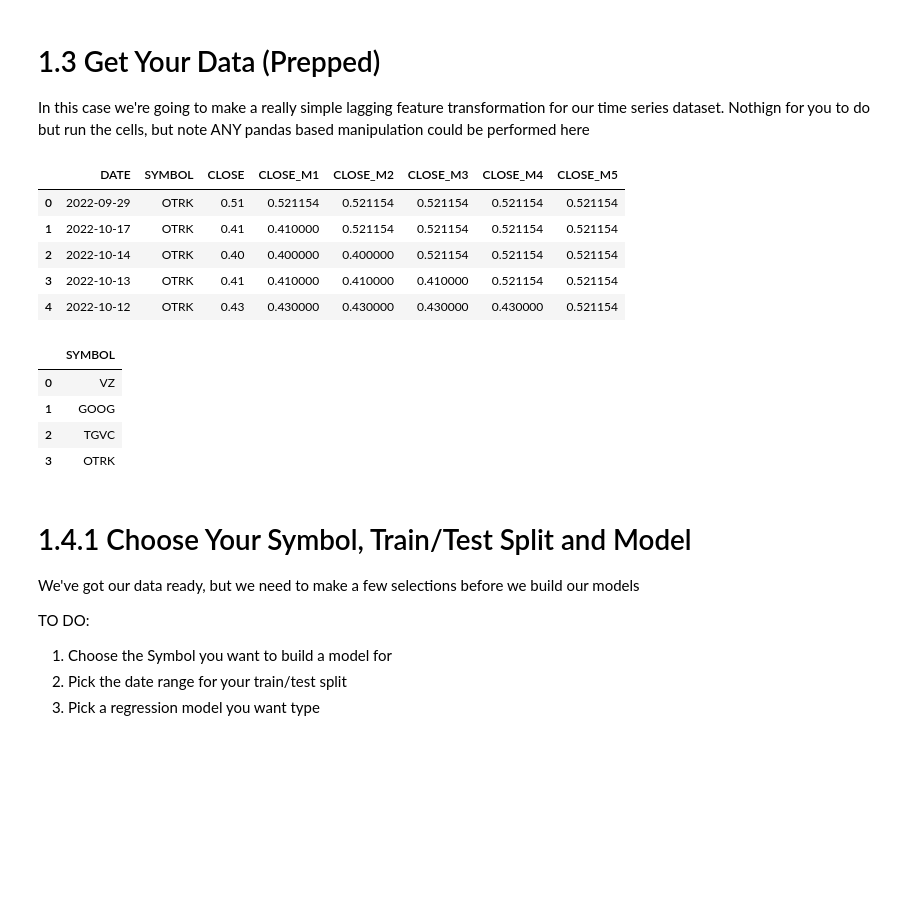
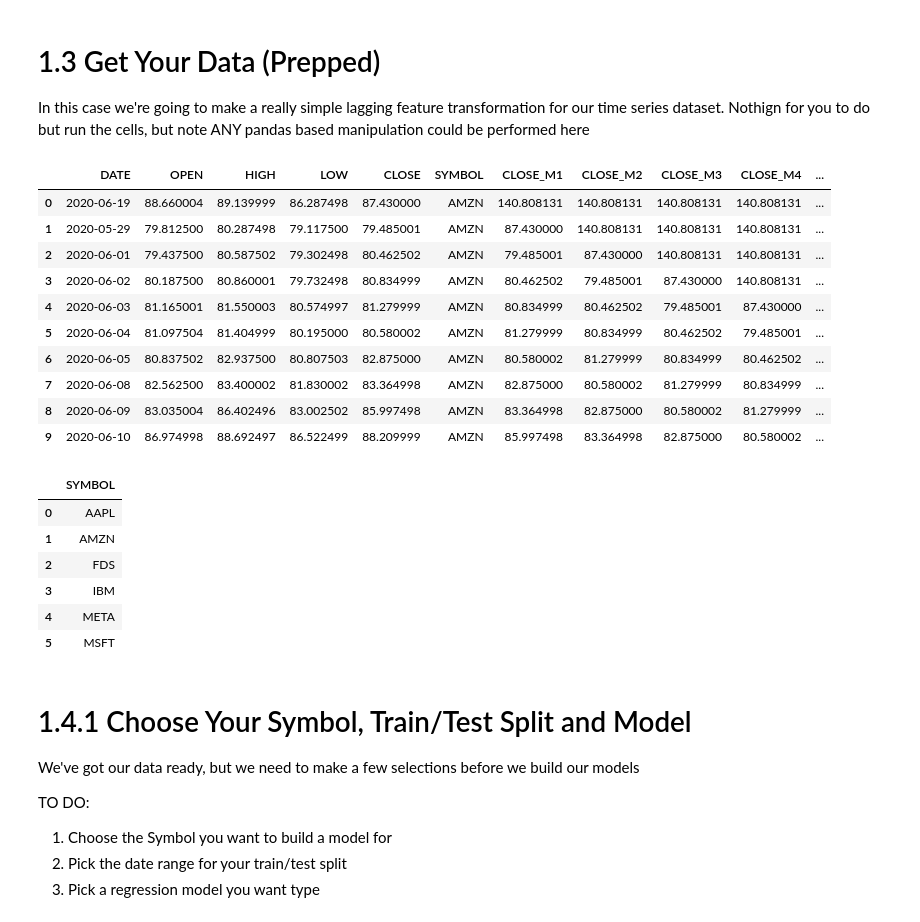
Before and after one commit to sfc-gh-mitaylor/HoL2.0-FS-Predictions, a Jupyter notebook: Part1_Zero_To_Model.ipynb, the cells around one changed output. Cells and saved outputs as stored; diff of their text form; code cells hidden in the pictures; blank space fills up the shorter version.

```diff
--- a/Part1_Zero_To_Model.ipynb
+++ b/Part1_Zero_To_Model.ipynb
@@ -82,42 +81,48 @@ session.write_pandas(df, table_name='FS_DATASET', auto_create_table=True, overwr
 In this case we're going to make a really simple lagging feature transformation for our time series dataset.  Nothign for you to do but run the cells, but note ANY pandas based manipulation could be performed here
 # %%
 sdf = session.table("FS_DATASET")
-sdf = sdf.select(F.to_date(F.col('DATE')).as_('DATE'), "SYMBOL", "CLOSE").drop_duplicates(['DATE', 'SYMBOL'])
+sdf = sdf.select(F.to_date(F.col('DATE')).as_('DATE'), "OPEN", "HIGH", "LOW", "CLOSE", "SYMBOL").drop_duplicates(['DATE', 'SYMBOL'])
 # %%
 class ML_Prep:
     def end_partition(self, df):
-        df.columns = ['_DATE', '_SYMBOL', '_CLOSE']
-        mean_close = df['_CLOSE'].mean()
+        df.columns = ['_DATE', "_OPEN", "_HIGH", "_LOW", "_CLOSE", "_SYMBOL"]
         for i in range(1,6):
-            df["_CLOSE-" + str(i)] = [mean_close]*i + list(df['_CLOSE'])[i:]
+            df["_CLOSE-" + str(i)] = df["_CLOSE"].shift(i).fillna(df["_CLOSE"].mean())
         yield df
 
 ML_Prep.end_partition._sf_vectorized_input = pd.DataFrame
 
 ml_prep_udtf = session.udtf.register(
     ML_Prep, # the class
-    input_types=[PandasDataFrameType([DateType(), StringType(), FloatType()])],
-    output_schema=PandasDataFrameType([DateType(),StringType(),FloatType(),FloatType(),FloatType(),FloatType(),FloatType(),FloatType()],
-                                      ["DATE", "SYMBOL", "CLOSE", "CLOSE_M1", "CLOSE_M2", "CLOSE_M3", "CLOSE_M4", "CLOSE_M5"]),
+    input_types=[PandasDataFrameType([DateType(), FloatType(), FloatType(), FloatType(), FloatType(), StringType()])],
+    output_schema=PandasDataFrameType([DateType(), FloatType(), FloatType(), FloatType(), FloatType(), StringType(),FloatType(),FloatType(),FloatType(),FloatType(),FloatType(),FloatType()],
+                                      ['DATE', "OPEN", "HIGH", "LOW", "CLOSE", "SYMBOL", "CLOSE_M1", "CLOSE_M2", "CLOSE_M3", "CLOSE_M4", "CLOSE_M5"]),
     packages=["snowflake-snowpark-python", 'pandas'])
 # %%
-sdf_prepped = sdf.select(ml_prep_udtf(*['DATE', 'SYMBOL', 'CLOSE']).over(partition_by=['SYMBOL']))
-sdf_prepped.limit(5).to_pandas()
+sdf_prepped = sdf.select(ml_prep_udtf(*["DATE", "OPEN", "HIGH", "LOW", "CLOSE", "SYMBOL"]).over(partition_by=['SYMBOL']))
+sdf_prepped.limit(10).to_pandas()
 # %% [output]
-|  | DATE | SYMBOL | CLOSE | CLOSE_M1 | CLOSE_M2 | CLOSE_M3 | CLOSE_M4 | CLOSE_M5 |
-| 0 | 2022-09-29 | OTRK | 0.51 | 0.521154 | 0.521154 | 0.521154 | 0.521154 | 0.521154 |
-| 1 | 2022-10-17 | OTRK | 0.41 | 0.410000 | 0.521154 | 0.521154 | 0.521154 | 0.521154 |
-| 2 | 2022-10-14 | OTRK | 0.40 | 0.400000 | 0.400000 | 0.521154 | 0.521154 | 0.521154 |
-| 3 | 2022-10-13 | OTRK | 0.41 | 0.410000 | 0.410000 | 0.410000 | 0.521154 | 0.521154 |
-| 4 | 2022-10-12 | OTRK | 0.43 | 0.430000 | 0.430000 | 0.430000 | 0.430000 | 0.521154 |
+|  | DATE | OPEN | HIGH | LOW | CLOSE | SYMBOL | CLOSE_M1 | CLOSE_M2 | CLOSE_M3 | CLOSE_M4 | ... |
+| 0 | 2020-06-19 | 88.660004 | 89.139999 | 86.287498 | 87.430000 | AMZN | 140.808131 | 140.808131 | 140.808131 | 140.808131 | ... |
+| 1 | 2020-05-29 | 79.812500 | 80.287498 | 79.117500 | 79.485001 | AMZN | 87.430000 | 140.808131 | 140.808131 | 140.808131 | ... |
+| 2 | 2020-06-01 | 79.437500 | 80.587502 | 79.302498 | 80.462502 | AMZN | 79.485001 | 87.430000 | 140.808131 | 140.808131 | ... |
+| 3 | 2020-06-02 | 80.187500 | 80.860001 | 79.732498 | 80.834999 | AMZN | 80.462502 | 79.485001 | 87.430000 | 140.808131 | ... |
+| 4 | 2020-06-03 | 81.165001 | 81.550003 | 80.574997 | 81.279999 | AMZN | 80.834999 | 80.462502 | 79.485001 | 87.430000 | ... |
+| 5 | 2020-06-04 | 81.097504 | 81.404999 | 80.195000 | 80.580002 | AMZN | 81.279999 | 80.834999 | 80.462502 | 79.485001 | ... |
+| 6 | 2020-06-05 | 80.837502 | 82.937500 | 80.807503 | 82.875000 | AMZN | 80.580002 | 81.279999 | 80.834999 | 80.462502 | ... |
+| 7 | 2020-06-08 | 82.562500 | 83.400002 | 81.830002 | 83.364998 | AMZN | 82.875000 | 80.580002 | 81.279999 | 80.834999 | ... |
+| 8 | 2020-06-09 | 83.035004 | 86.402496 | 83.002502 | 85.997498 | AMZN | 83.364998 | 82.875000 | 80.580002 | 81.279999 | ... |
+| 9 | 2020-06-10 | 86.974998 | 88.692497 | 86.522499 | 88.209999 | AMZN | 85.997498 | 83.364998 | 82.875000 | 80.580002 | ... |
 # %%
 sdf[['SYMBOL']].distinct().to_pandas()
 # %% [output]
 |  | SYMBOL |
-| 0 | VZ |
-| 1 | GOOG |
-| 2 | TGVC |
-| 3 | OTRK |
+| 0 | AAPL |
+| 1 | AMZN |
+| 2 | FDS |
+| 3 | IBM |
+| 4 | META |
+| 5 | MSFT |
 # %% [markdown]
 # 1.4.1 Choose Your Symbol, Train/Test Split and Model
 
```
Also changed, not shown: parts of 6 cells of this notebook, 3 other files.
